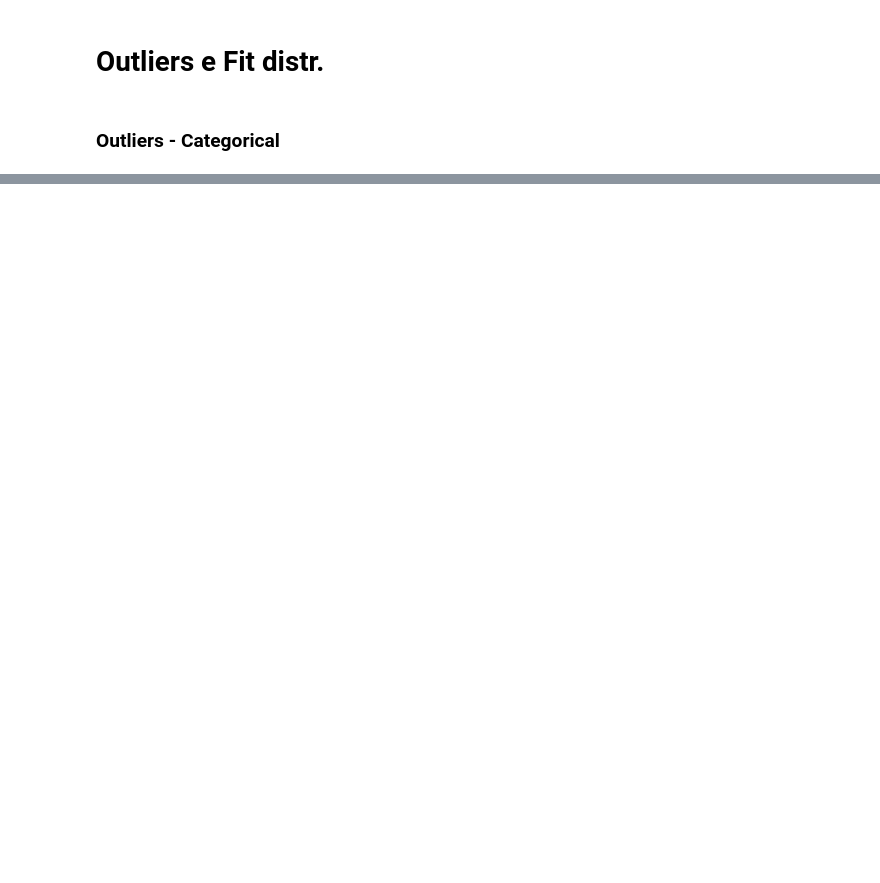
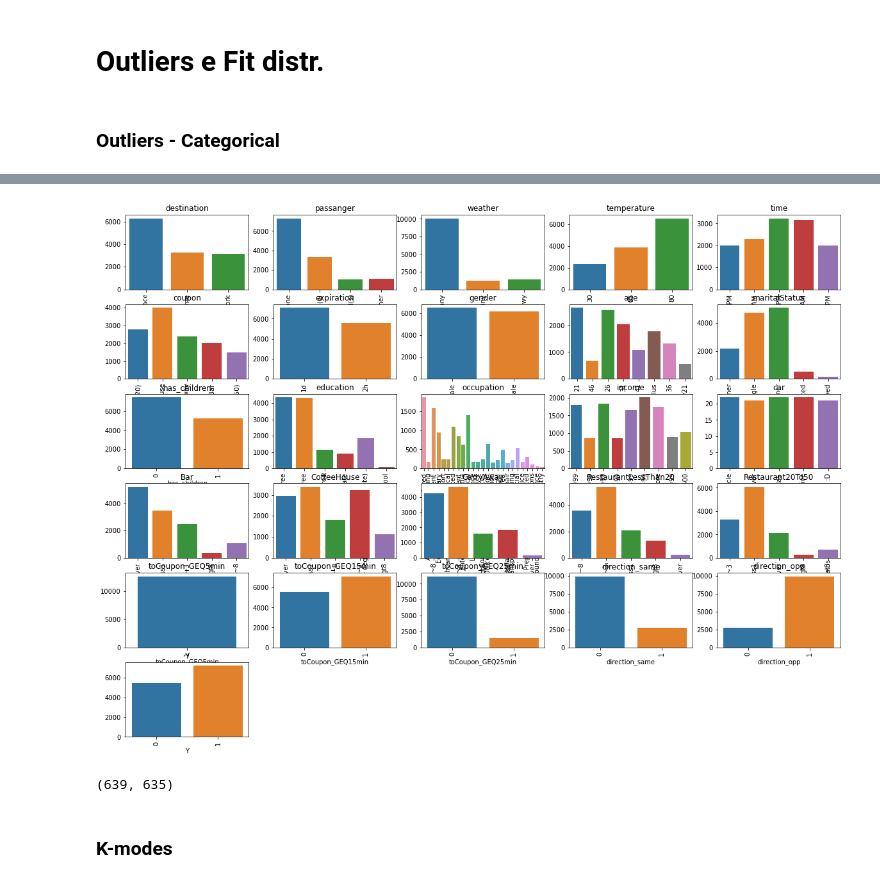
Before and after one commit to leobt23/Data_Mining, a Jupyter notebook: 1_eda/leo.ipynb, the cells around one changed output, grey strips where cells are left out. Cells and saved outputs as stored; diff of their text form; code cells hidden in the pictures; blank space fills up the shorter version.

```diff
--- a/1_eda/leo.ipynb
+++ b/1_eda/leo.ipynb
@@ -114,0 +204,15 @@ plt.show()
+# %%
+# Frequency analysis for each categorical variable
+potential_outliers = {}
+
+for column in data.columns:
+    # Count the occurrences of each category in the column
+    value_counts = data[column].value_counts(normalize=True)
+
+    # Consider categories with less than a certain threshold (e.g., 1% for this example) as potential outliers
+    outliers = value_counts[value_counts < 0.02].index.tolist()
+
+    if outliers:
+        potential_outliers[column] = outliers
+
+potential_outliers
@@ -114,0 +238,50 @@ plt.show()
+# %%
+#ignore warnings
+import warnings
+warnings.filterwarnings('ignore')
+
+# 1. Bar Plots
+plt.figure(figsize=(20, 15))
+for i, column in enumerate(data.columns, 1):
+    plt.subplot(6, 5, i)
+    sns.countplot(data[column])
+    plt.xticks(rotation=90)
+    plt.ylabel("")
+    plt.title(column)
+
+plt.tight_layout()
+plt.show()
+# %% [output]
+[figure, added]
+# %%
+# One class svm
+
+from sklearn.preprocessing import OneHotEncoder
+from sklearn.svm import OneClassSVM
+from sklearn.ensemble import IsolationForest
+
+# One-hot encode the data
+encoder = OneHotEncoder()
+data_encoded = encoder.fit_transform(data)
+
+# One-Class SVM
+oc_svm = OneClassSVM(nu=0.05, kernel="rbf")
+oc_svm_labels = oc_svm.fit_predict(data_encoded)
+
+# Isolation Forest
+iso_forest = IsolationForest(contamination=0.05)
+iso_forest_labels = iso_forest.fit_predict(data_encoded)
+
+# Convert labels from (-1,1) to (0,1) for consistency
+oc_svm_labels = (oc_svm_labels + 1) // 2
+iso_forest_labels = (iso_forest_labels + 1) // 2
+
+oc_svm_labels, iso_forest_labels
+
+# count outliers for each model
+oc_svm_outliers = sum(oc_svm_labels == 0)
+iso_forest_outliers = sum(iso_forest_labels == 0)
+
+oc_svm_outliers, iso_forest_outliers
+# %% [output]
+(639, 635)
@@ -114,0 +292,2 @@ plt.show()
+# %% [markdown]
+### K-modes
```
Also changed, not shown: parts of 12 cells of this notebook, 1 other file.
